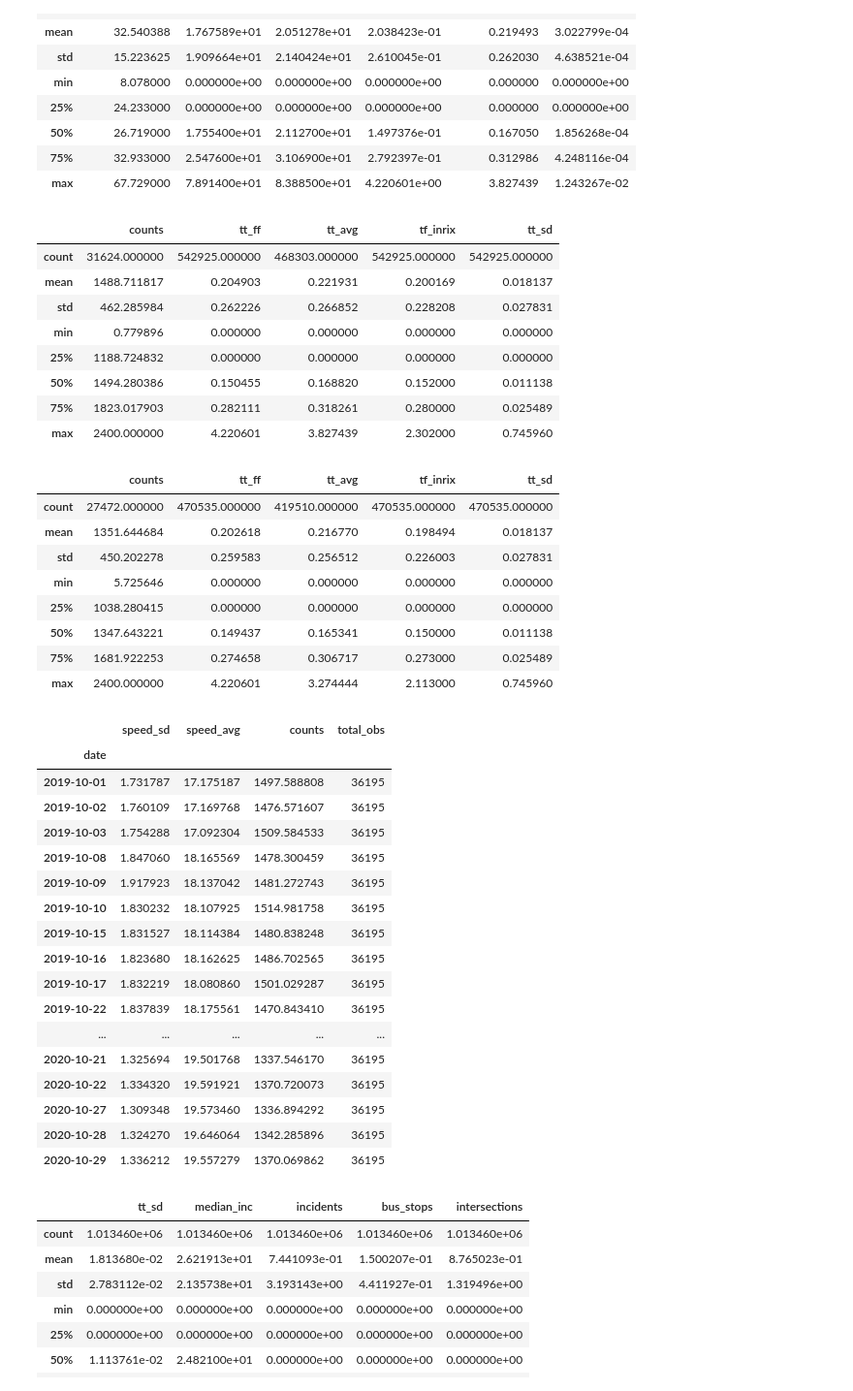
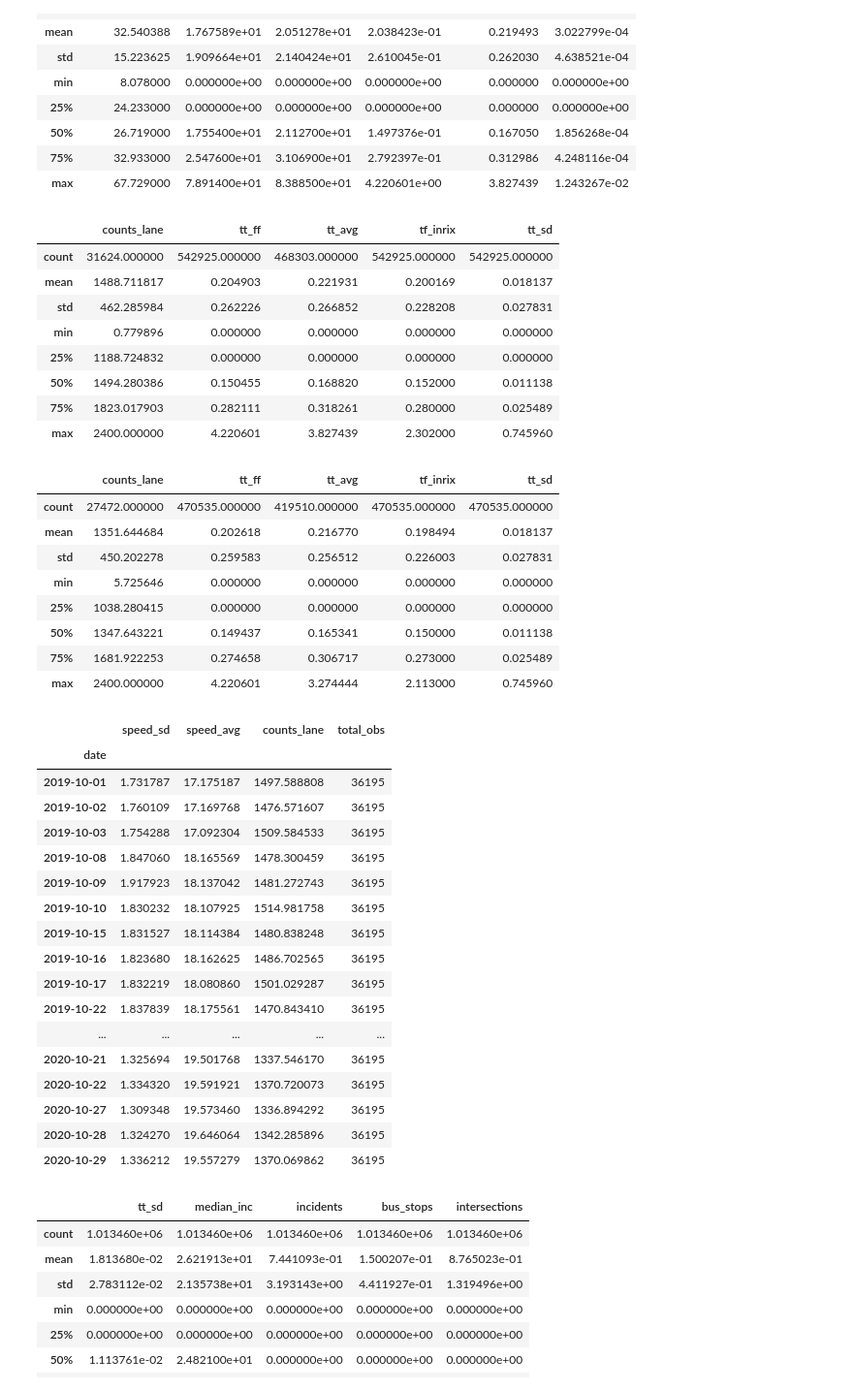
Before and after one commit to pabloguarda/nesuelogit, a Jupyter notebook: examples/notebooks/estimation-fresno.ipynb, the cells around one changed output. Shown at 97% size. Saved outputs shown, nothing was run; the diff lists cells and outputs as text; code cells hidden in the pictures.

```diff
--- a/examples/notebooks/estimation-fresno.ipynb
+++ b/examples/notebooks/estimation-fresno.ipynb
@@ -202,22 +202,3 @@ print(period_keys)
 8     18         12
 9     19         13
 10    20         14
-# %%
-# Curation of travel time data
-df.loc[df['speed_ref_avg']<=0,'speed_ref_avg'] = float('nan')
-
-df['tt_ff'] = np.where(df['link_type'] != 'LWRLK', 0,df['length']/df['speed_ref_avg'])
-df.loc[(df.link_type == "LWRLK") & (df.speed_ref_avg == 0),'tt_ff'] = float('nan')
-
-df['tt_avg'] = np.where(df['link_type'] != 'LWRLK', 0,df['length']/df['speed_hist_avg'])
-df.loc[(df.link_type == "LWRLK") & (df.speed_hist_avg == 0),'tt_avg'] = float('nan')
-
-tt_sd_adj = df.groupby(['period_id','link_key'])[['tt_avg']].std().reset_index().rename(columns = {'tt_avg': 'tt_sd_adj'})
-
-df = df.merge(tt_sd_adj, on = ['period_id','link_key'])
-
-df = data_curation(df)
-# %%
-# Observed counts as used as a measure of how congested are the links, thus, they are normalized by link capacity
-df = pd.merge(df, df.groupby('link_key')[['counts']].max().rename(columns ={'counts':'counts_max'}), on = 'link_key')
-df['counts']= df['counts']/df['counts_max']*df['k']
@@ -224,7 +208,6 @@ df['counts']= df['counts']/df['counts_max']*df['k']
 # %%
 # Units of travel time features are converted from hours to minutes
-df['tt_sd'] = df['tt_sd_adj']
-df['tt_sd'] = df['tt_sd']*60
+df['tt_sd']= df['tt_sd']*60
 df['tt_avg'] = df['tt_avg']*60
 df['tt_ff'] = df['tt_ff']*60
 # %%
@@ -263,9 +251,9 @@ df[['speed_ref_avg','speed_hist_avg','speed_max', 'tt_ff', 'tt_avg','tt_sd_adj']
 | 75% | 32.933000 | 2.547600e+01 | 3.106900e+01 | 2.792397e-01 | 0.312986 | 4.248116e-04 |
 | max | 67.729000 | 7.891400e+01 | 8.388500e+01 | 4.220601e+00 | 3.827439 | 1.243267e-02 |
 # %%
-df.query('year == 2019')[['counts', 'tt_ff', 'tt_avg', 'tf_inrix', 'tt_sd']].describe()
+df.query('year == 2019')[['counts_lane', 'tt_ff', 'tt_avg', 'tf_inrix', 'tt_sd']].describe()
 # %% [output]
-|  | counts | tt_ff | tt_avg | tf_inrix | tt_sd |
+|  | counts_lane | tt_ff | tt_avg | tf_inrix | tt_sd |
 | count | 31624.000000 | 542925.000000 | 468303.000000 | 542925.000000 | 542925.000000 |
 | mean | 1488.711817 | 0.204903 | 0.221931 | 0.200169 | 0.018137 |
 | std | 462.285984 | 0.262226 | 0.266852 | 0.228208 | 0.027831 |
@@ -275,9 +263,9 @@ df.query('year == 2019')[['counts', 'tt_ff', 'tt_avg', 'tf_inrix', 'tt_sd']].des
 | 75% | 1823.017903 | 0.282111 | 0.318261 | 0.280000 | 0.025489 |
 | max | 2400.000000 | 4.220601 | 3.827439 | 2.302000 | 0.745960 |
 # %%
-df.query('year == 2020')[['counts', 'tt_ff', 'tt_avg', 'tf_inrix', 'tt_sd']].describe()
+df.query('year == 2020')[['counts_lane', 'tt_ff', 'tt_avg', 'tf_inrix', 'tt_sd']].describe()
 # %% [output]
-|  | counts | tt_ff | tt_avg | tf_inrix | tt_sd |
+|  | counts_lane | tt_ff | tt_avg | tf_inrix | tt_sd |
 | count | 27472.000000 | 470535.000000 | 419510.000000 | 470535.000000 | 470535.000000 |
 | mean | 1351.644684 | 0.202618 | 0.216770 | 0.198494 | 0.018137 |
 | std | 450.202278 | 0.259583 | 0.256512 | 0.226003 | 0.027831 |
@@ -288,9 +276,9 @@ df.query('year == 2020')[['counts', 'tt_ff', 'tt_avg', 'tf_inrix', 'tt_sd']].des
 | max | 2400.000000 | 4.220601 | 3.274444 | 2.113000 | 0.745960 |
 # %%
 # Stats by date
-df.groupby('date')[['speed_sd','speed_avg', 'counts']].mean().assign(total_obs = df.groupby('date')['hour'].count())
+df.groupby('date')[['speed_sd','speed_avg', 'counts_lane']].mean().assign(total_obs = df.groupby('date')['hour'].count())
 # %% [output]
-|  | speed_sd | speed_avg | counts | total_obs |
+|  | speed_sd | speed_avg | counts_lane | total_obs |
 | date |  |  |  |  |
 | 2019-10-01 | 1.731787 | 17.175187 | 1497.588808 | 36195 |
 | 2019-10-02 | 1.760109 | 17.169768 | 1476.571607 | 36195 |
```
Also changed, not shown: parts of 49 cells of this notebook, 2 other files.
